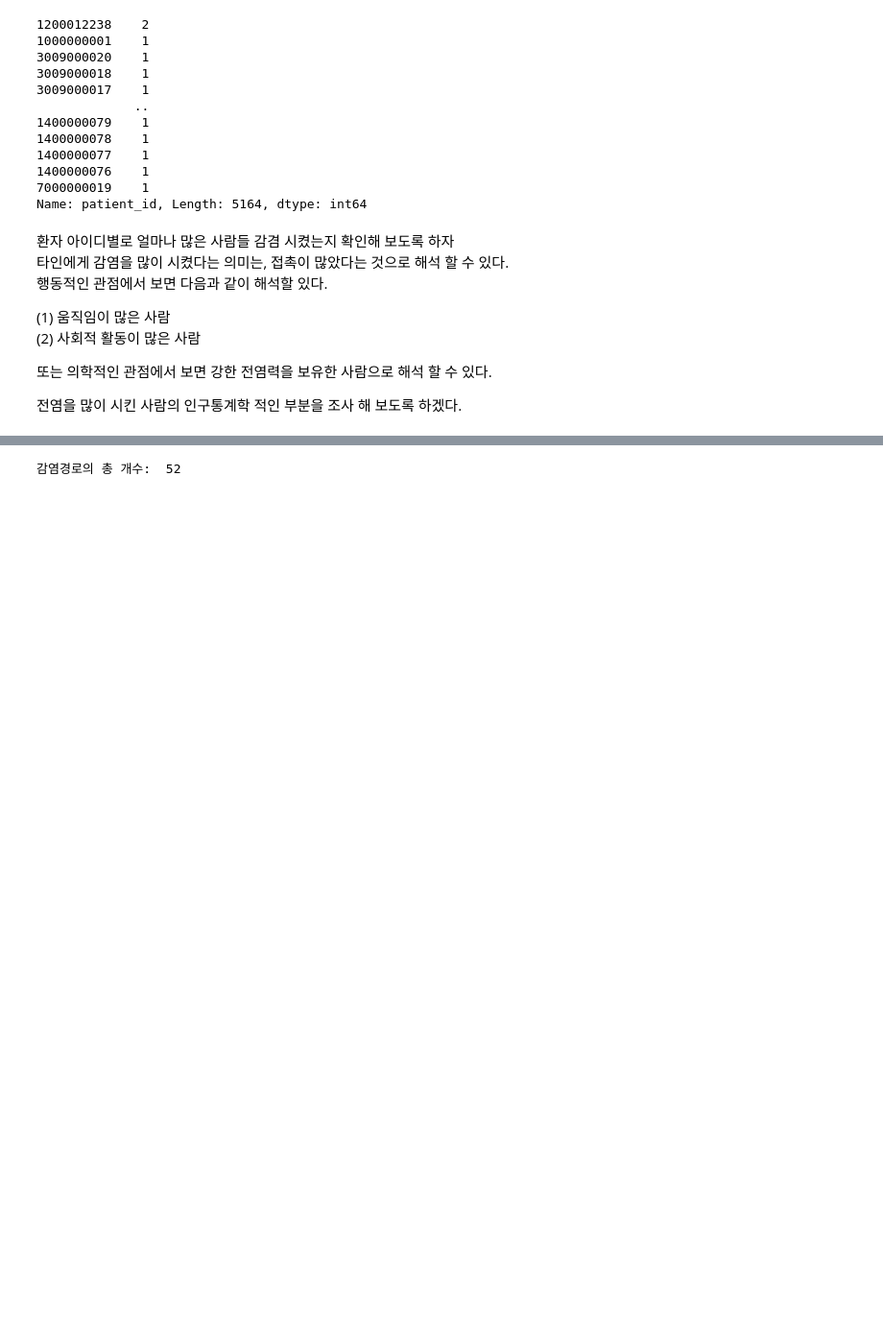
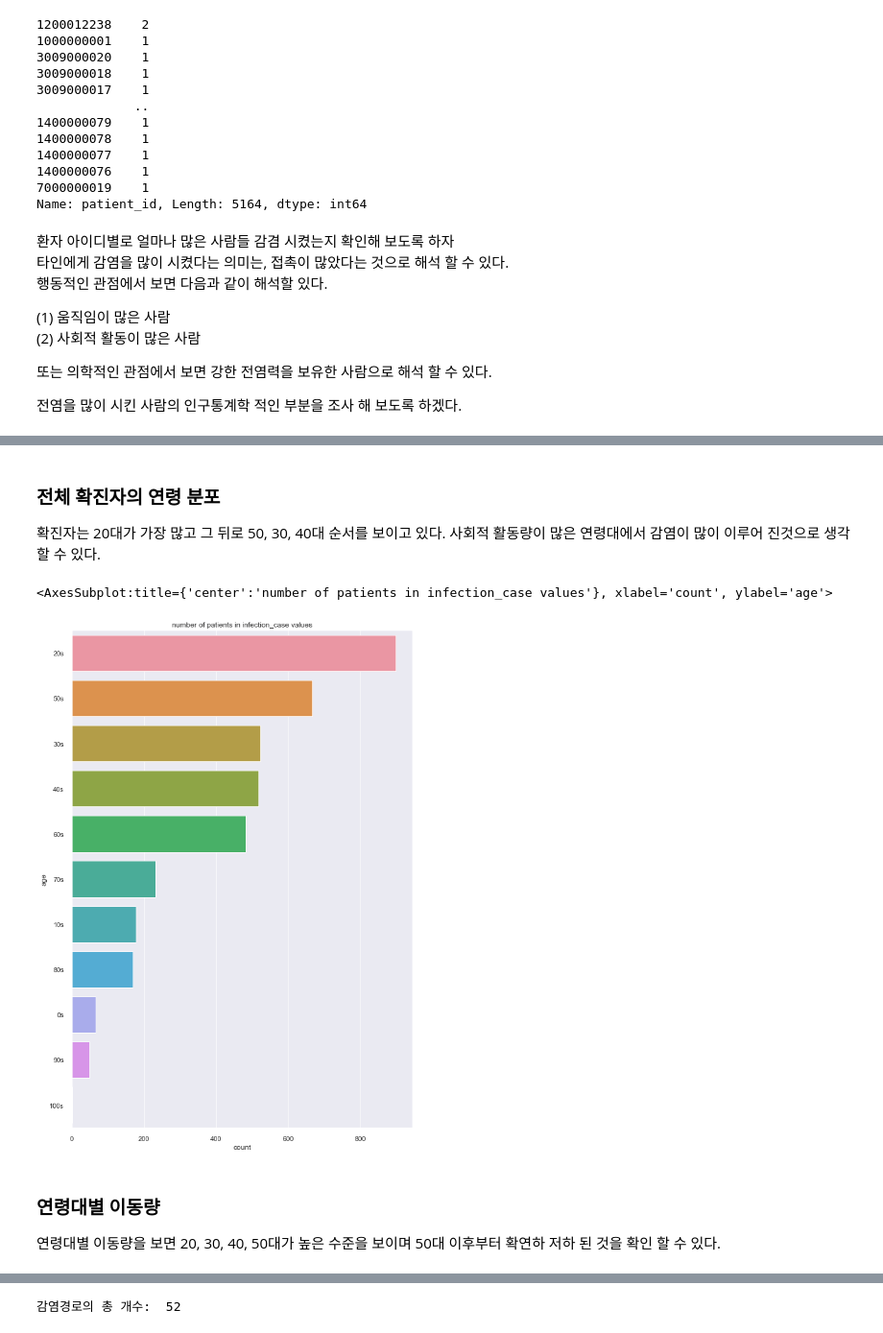
Before and after one commit to zzozzo/Datathon, a Jupyter notebook: DS_covid19.ipynb, the cells around one changed output, grey strips where cells are left out. Shown: that part at 96% size. Drawn from its saved outputs; the diff is of its cells as text; code cells hidden in the pictures; blank space fills up the shorter version.

```diff
--- a/DS_covid19.ipynb
+++ b/DS_covid19.ipynb
@@ -54,16 +57,29 @@ Setup completed ^_____^
 # %%
 # 모든 데이터를 로드한다.
 
-C_df = pd.read_csv("./data/covid19/Case.csv")
-PI_df = pd.read_csv("./data/covid19/PatientInfo.csv")
+C_df_tmp = pd.read_csv("./data/covid19/Case.csv")
+C_df = C_df_tmp.copy()
+
+PI_df_tmp = pd.read_csv("./data/covid19/PatientInfo.csv")
+PI_df = PI_df_tmp.copy()
+
 Pol_df = pd.read_csv("./data/covid19/Policy.csv")
+
 R_df = pd.read_csv("./data/covid19/Region.csv")
+
 ST_df = pd.read_csv("./data/covid19/SearchTrend.csv")
+
 SF_df = pd.read_csv("./data/covid19/SeoulFloating.csv")
-T_df = pd.read_csv("./data/covid19/Time.csv")
+
+T_df_tmp = pd.read_csv("./data/covid19/Time.csv")
+T_df = T_df_tmp.copy()
+
 TA_df = pd.read_csv("./data/covid19/TimeAge.csv")
+
 TG_df = pd.read_csv("./data/covid19/TimeGender.csv")
+
 TP_df = pd.read_csv("./data/covid19/TimeProvince.csv")
+
 W_df = pd.read_csv("./data/covid19/Weather.csv")
 
 print('Data Load completed ^_____^')
@@ -211,0 +250,19 @@ filtered_df
+# %% [markdown]
+### 전체 확진자의 연령 분포
+확진자는 20대가 가장 많고 그 뒤로 50, 30, 40대 순서를 보이고 있다.
+사회적 활동량이 많은 연령대에서 감염이 많이 이루어 진것으로 생각 할 수 있다.
+# %%
+g = PI_df.groupby(['age'])['patient_id'].count()
+g = g.reset_index()
+g.rename(columns = {'patient_id':'count'}, inplace = True)
+g = g.sort_values('count', ascending = False)
+
+plt.figure(figsize = (10,15))
+plt.title('number of patients in infection_case values')
+sns.barplot(y = 'age', x= 'count', data = g)
+# %% [output]
+<AxesSubplot:title={'center':'number of patients in infection_case values'}, xlabel='count', ylabel='age'>
+[figure, added]
+# %% [markdown]
+### 연령대별 이동량
+연령대별 이동량을 보면 20, 30, 40, 50대가 높은 수준을 보이며 50대 이후부터 확연하 저하 된 것을 확인 할 수 있다.
```
Also changed, not shown: parts of 70 cells of this notebook.
